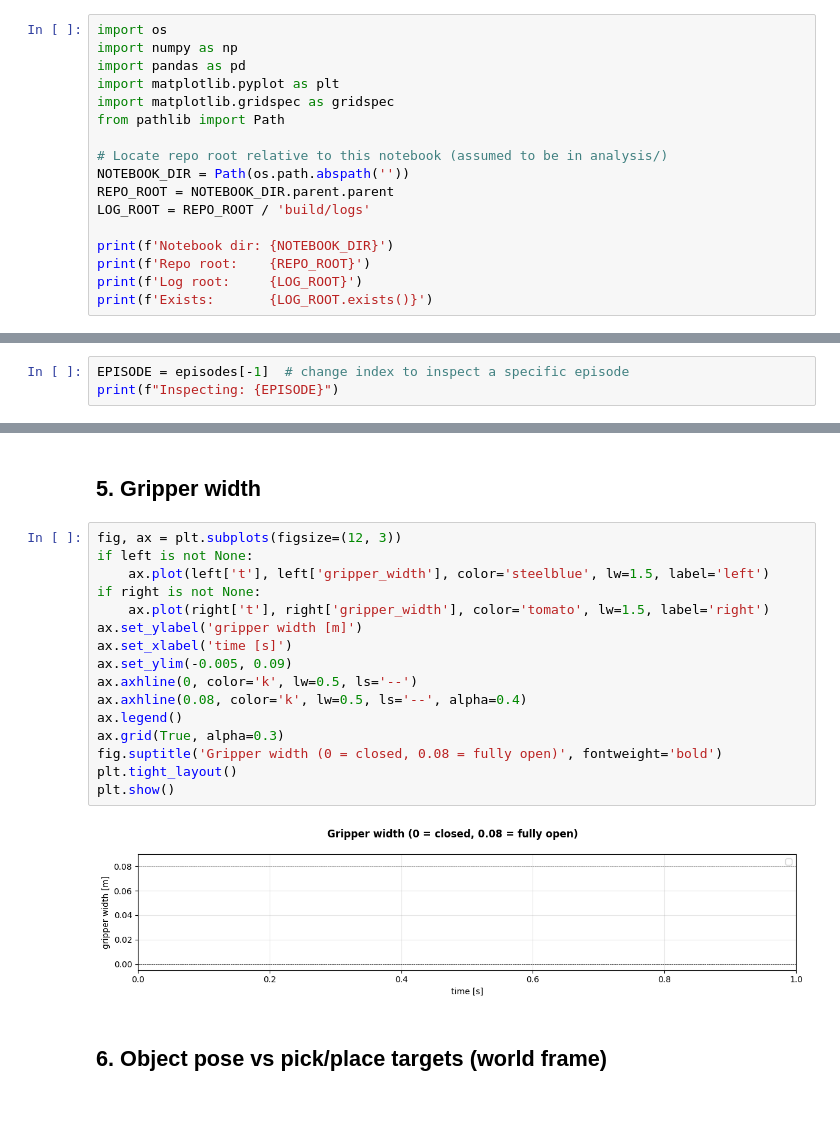
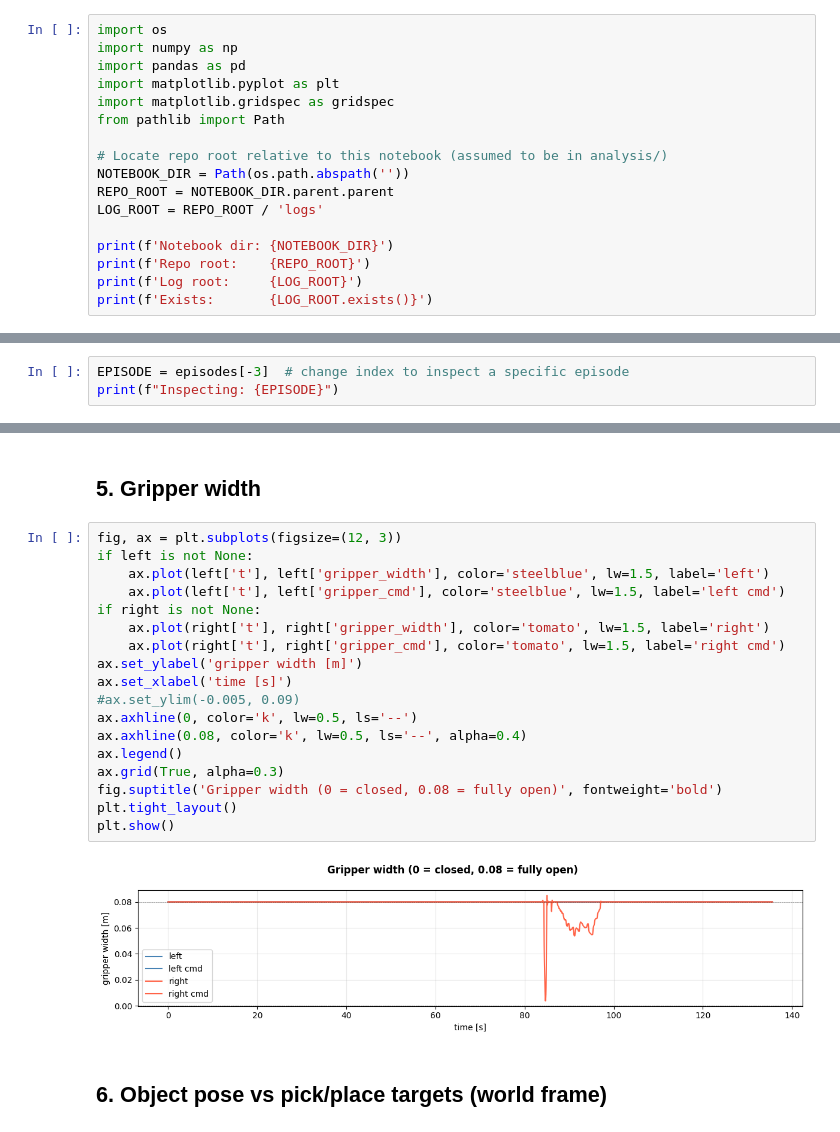
Before and after one commit to AlexanderWegenerRobotics/teleop-avatar, a Jupyter notebook: analysis/notebooks/inspect_episode.ipynb, the cells around one changed output, grey strips where cells are left out. Drawn from its saved outputs; the diff is of its cells as text.

```diff
--- a/analysis/notebooks/inspect_episode.ipynb
+++ b/analysis/notebooks/inspect_episode.ipynb
@@ -13,7 +13,7 @@ from pathlib import Path
 # Locate repo root relative to this notebook (assumed to be in analysis/)
 NOTEBOOK_DIR = Path(os.path.abspath(''))
 REPO_ROOT = NOTEBOOK_DIR.parent.parent
-LOG_ROOT = REPO_ROOT / 'build/logs'
+LOG_ROOT = REPO_ROOT / 'logs'
 
 print(f'Notebook dir: {NOTEBOOK_DIR}')
 print(f'Repo root:    {REPO_ROOT}')
@@ -49,6 +46,6 @@ Found 12 episode(s):
 # %% [markdown]
 ## 2. Select episode to inspect
 # %%
-EPISODE = episodes[-1]  # change index to inspect a specific episode
+EPISODE = episodes[-3]  # change index to inspect a specific episode
 print(f"Inspecting: {EPISODE}")
 # %% [output]
@@ -132,21 +135,23 @@ plt.show()
 # %%
 fig, ax = plt.subplots(figsize=(12, 3))
 if left is not None:
     ax.plot(left['t'], left['gripper_width'], color='steelblue', lw=1.5, label='left')
+    ax.plot(left['t'], left['gripper_cmd'], color='steelblue', lw=1.5, label='left cmd')
 if right is not None:
     ax.plot(right['t'], right['gripper_width'], color='tomato', lw=1.5, label='right')
+    ax.plot(right['t'], right['gripper_cmd'], color='tomato', lw=1.5, label='right cmd')
 ax.set_ylabel('gripper width [m]')
 ax.set_xlabel('time [s]')
-ax.set_ylim(-0.005, 0.09)
+#ax.set_ylim(-0.005, 0.09)
 ax.axhline(0, color='k', lw=0.5, ls='--')
 ax.axhline(0.08, color='k', lw=0.5, ls='--', alpha=0.4)
 ax.legend()
 ax.grid(True, alpha=0.3)
 fig.suptitle('Gripper width (0 = closed, 0.08 = fully open)', fontweight='bold')
 plt.tight_layout()
 plt.show()
 # %% [output]
-[figure, old version]
+[figure, new version]
 # %% [markdown]
 ## 6. Object pose vs pick/place targets (world frame)
 # %%
```
Also changed, not shown: parts of 11 cells of this notebook.
